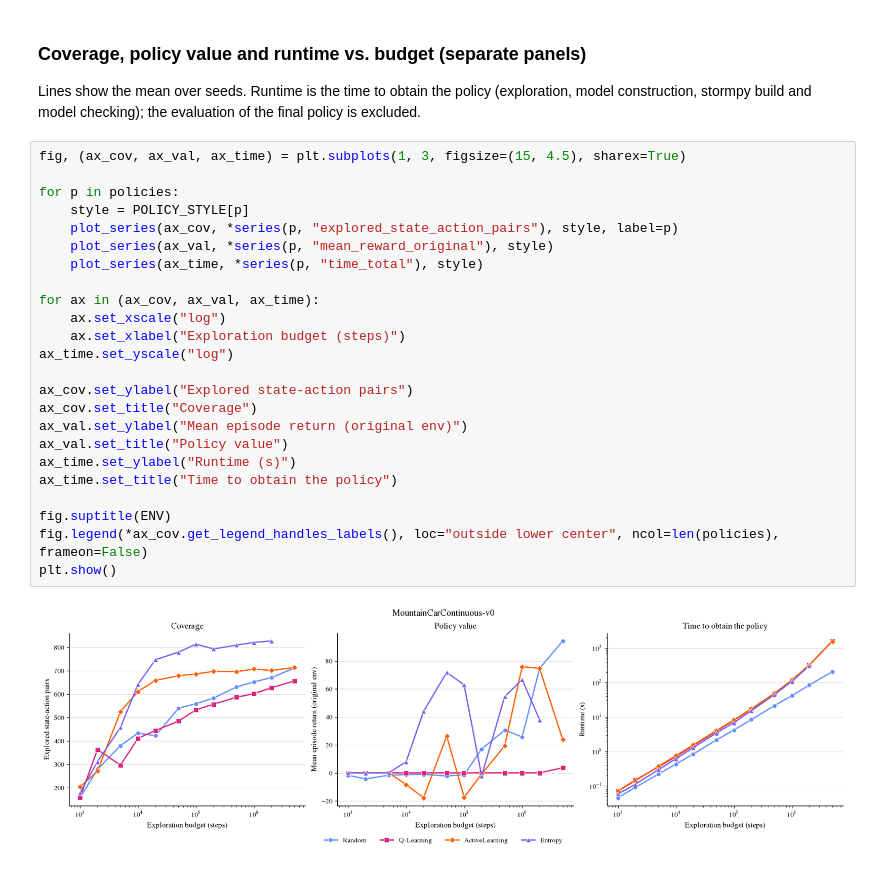
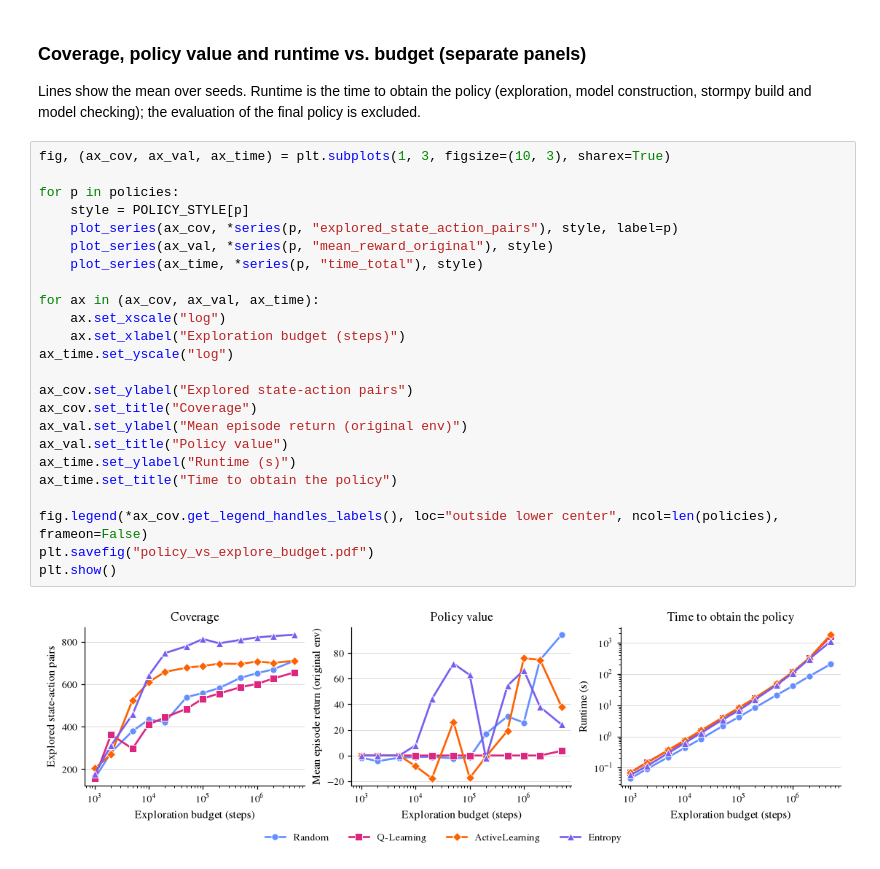
Before and after one commit to ai-fm/VeriGym, a Jupyter notebook: examples/tech_eval_files/runtimes_profiling/visualize_runtimes.ipynb, the cells around one changed output. Cells and saved outputs as stored; diff of their text form.

```diff
--- a/examples/tech_eval_files/runtimes_profiling/visualize_runtimes.ipynb
+++ b/examples/tech_eval_files/runtimes_profiling/visualize_runtimes.ipynb
@@ -244,28 +238,28 @@ plt.show()
 Lines show the mean over seeds. Runtime is the time to obtain the policy (exploration, model construction, stormpy
 build and model checking); the evaluation of the final policy is excluded.
 # %%
-fig, (ax_cov, ax_val, ax_time) = plt.subplots(1, 3, figsize=(15, 4.5), sharex=True)
+fig, (ax_cov, ax_val, ax_time) = plt.subplots(1, 3, figsize=(10, 3), sharex=True)
 
 for p in policies:
     style = POLICY_STYLE[p]
     plot_series(ax_cov, *series(p, "explored_state_action_pairs"), style, label=p)
     plot_series(ax_val, *series(p, "mean_reward_original"), style)
     plot_series(ax_time, *series(p, "time_total"), style)
 
 for ax in (ax_cov, ax_val, ax_time):
     ax.set_xscale("log")
     ax.set_xlabel("Exploration budget (steps)")
 ax_time.set_yscale("log")
 
 ax_cov.set_ylabel("Explored state-action pairs")
 ax_cov.set_title("Coverage")
 ax_val.set_ylabel("Mean episode return (original env)")
 ax_val.set_title("Policy value")
 ax_time.set_ylabel("Runtime (s)")
 ax_time.set_title("Time to obtain the policy")
 
-fig.suptitle(ENV)
 fig.legend(*ax_cov.get_legend_handles_labels(), loc="outside lower center", ncol=len(policies), frameon=False)
+plt.savefig("policy_vs_explore_budget.pdf")
 plt.show()
 # %% [output]
-[figure, old version]
+[figure, new version]
```
Also changed, not shown: parts of 6 cells of this notebook, 3 other files.
